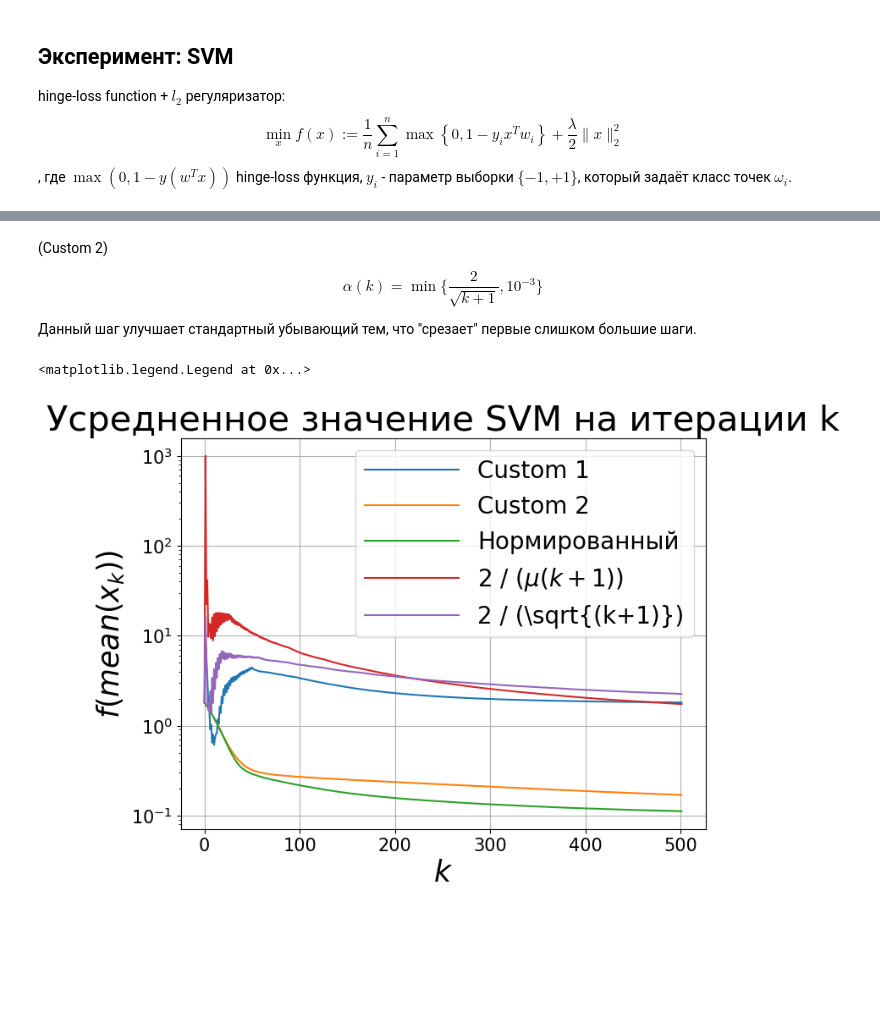
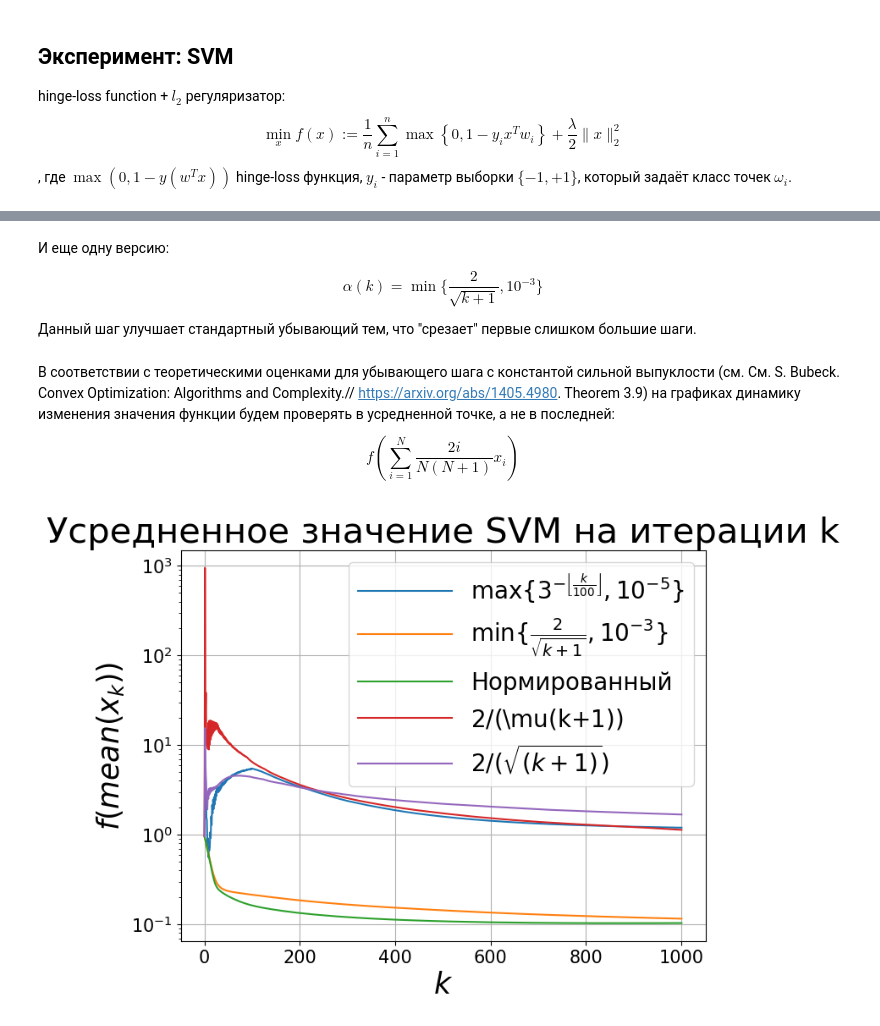
Before and after one commit to DredderGun/math_opt_course, a Jupyter notebook: lesson4_non_smooth_obj/sem3_subgrad.ipynb, the cells around one changed output, grey strips where cells are left out. Cells and saved outputs as stored; diff of their text form; code cells hidden in the pictures; blank space fills up the shorter version.

```diff
--- a/lesson4_non_smooth_obj/sem3_subgrad.ipynb
+++ b/lesson4_non_smooth_obj/sem3_subgrad.ipynb
@@ -4,9 +4,7 @@ import time
 import matplotlib.pyplot as plt
 import matplotlib
 # %%
-def parse_logs(xhistory, ret_time=False, funcx=None, prehandler=None):
-    if prehandler is not None:
-        xhistory = prehandler(xhistory)
+def parse_logs(xhistory, ret_time=False, funcx=None):
     values = [funcx(x) for x, _ in xhistory]
     if ret_time:
         times = [t for _, t in xhistory]
@@ -250,9 +246,9 @@ for idx, config in enumerate(configs):
     epsilon = 1e-9
 
     methods = [
-        GradientDescent(ScaledConstantStepSize(1e-1), name="Нормированный"),
-        GradientDescent(SeqStepSize(d=0.5, alpha0=0.1), name="r / (\sqrt{k+1})"),
-        GradientDescent(PolyakStepSize(f_sol=np.abs(A.dot(x_true) - b).sum()), name="Шаг Поляка"),
+        GradientDescent(ScaledConstantStepSize(1e-1), name=r"Нормированный"),
+        GradientDescent(SeqStepSize(d=0.5, alpha0=0.1), name=r"$r / (\sqrt{k+1})$"),
+        GradientDescent(PolyakStepSize(f_sol=np.abs(A.dot(x_true) - b).sum()), name=r"Шаг Поляка"),
     ]
 
     for method in methods:
@@ -262,19 +258,17 @@ for idx, config in enumerate(configs):
     ax = axes[idx]
     funcx = lambda x: x
 
-    prehandler = make_prehandler(f_l1)
-
     for method in methods:
         xhistory = method.history
         if not xhistory: continue
-        iters, values = parse_logs(xhistory, ret_time=False, funcx=funcx, prehandler=prehandler)
+        xhistory = min_value_up_to_k_in_xhistory(xhistory, f_l1)
+        iters, values = parse_logs(xhistory, ret_time=False, funcx=funcx)
         ax.semilogy(iters, values, label=method.name, linewidth=1.5)
 
     ax.grid()
 
-
     ax.set_title(title)
-    ax.set_ylabel(r"$\min_k \ f(x_k)$")
+    ax.set_ylabel(r"$\min_{0..k} \ f(x_k)$")
     ax.set_xlabel(r"$k$")
     ax.set_title(title)
     ax.legend()
@@ -461,8 +447,8 @@ $$
 # %%
 def alpha_function1(k):
-    return max(3**(-k//50), 1e-5)
+    return max(3**(-k//100), 1e-5)
 # %% [markdown]
-(Custom 2)
+И еще одну версию:
 
 $$
 \alpha(k) = \min \{ \frac{2}{\sqrt{k+1}}, 10^{-3} \}
@@ -472,5 +458,11 @@ $$
 # %%
 def alpha_function2(k):
     return min(2 / (k+1)**(0.5), 1e-3)
+# %% [markdown]
+В соответствии с теоретическими оценками для убывающего шага с константой сильной выпуклости (см. См. S. Bubeck. Convex Optimization: Algorithms and Complexity.//
+https://arxiv.org/abs/1405.4980. Theorem 3.9) на графиках динамику изменения значения функции будем проверять в усредненной точке, а не в последней:
+$$
+f\left(\sum_{i=1}^N \frac{2i}{N(N+1)}x_i\right)
+$$
 # %%
 # Усредненное значение на каждой итерации
@@ -494,40 +483,38 @@ def make_prehandler(f):
 # %%
 %matplotlib inline
 lam= 0.1
 epsilon = 1e-6
-max_iter = 500
+max_iter = 1000
 x0 = rng.normal(scale=0.1, size=d)
 svm_f = lambda x: svm_objective(x, W, y, lam=lam)
 svm_subg = lambda x: svm_subgradient(x, W, y, lam=lam)
 
-fig, ax = plt.subplots(figsize=(8, 6))
-
 methods = [
-    GradientDescent(SeqStepSize(alpha_function=alpha_function1), name="Custom 1"),
-    GradientDescent(SeqStepSize(alpha_function=alpha_function2), name="Custom 2"),
-    GradientDescent(ScaledConstantStepSize(1e-2), name="Нормированный"),
-    GradientDescent(SeqStepSize(d=1.0, alpha0=2 / lam), name="2 / ($\mu(k+1)$)"),
-    GradientDescent(SeqStepSize(d=0.5, alpha0=2), name="2 / (\sqrt{(k+1)})"),
+    GradientDescent(SeqStepSize(alpha_function=alpha_function1), name=r"$\max \{ 3^{-\left\lfloor\frac{k}{100}\right\rfloor}, 10^{-5} \}$"),
+    GradientDescent(SeqStepSize(alpha_function=alpha_function2), name=r"$\min \{ \frac{2}{\sqrt{k+1}}, 10^{-3} \}$"),
+    GradientDescent(ScaledConstantStepSize(1e-2), name=r"Нормированный"),
+    GradientDescent(SeqStepSize(d=1.0, alpha0=2 / lam), name=r"$2 / ($\mu(k+1)$)$"),
+    GradientDescent(SeqStepSize(d=0.5, alpha0=2), name=r"$2 / (\sqrt{(k+1)})$"),
 ]
 
 for method in methods:
     method.history = []
     method.solve(x0, svm_f, svm_subg, tol=epsilon, max_iter=max_iter)
 
+fig, ax = plt.subplots(figsize=(8, 6))
 funcx = lambda x: x
-prehandler = make_prehandler(svm_f)
 for method in methods:
-    xhistory = method.history
+    xhistory = method.history.copy()
     if not xhistory: continue
-    iters, values = parse_logs(xhistory, ret_time=False, funcx=funcx, prehandler=prehandler)
+    xhistory = mean_value_up_to_k_in_xhistory(xhistory, svm_f)
+    iters, values = parse_logs(xhistory, ret_time=False, funcx=funcx)
     ax.semilogy(iters, values, label=method.name, linewidth=1.5)
 
 title = "Усредненное значение SVM на итерации k"
 ax.grid()
 ax.set_ylabel(r"$f(mean(x_k))$")
 ax.set_xlabel(r"$k$")
 ax.set_title(title)
-ax.legend()
+ax.legend();
 # %% [output]
-<matplotlib.legend.Legend at 0x...>
-[figure, old version]
+[figure, new version]
```
Also changed, not shown: parts of 7 cells of this notebook.
